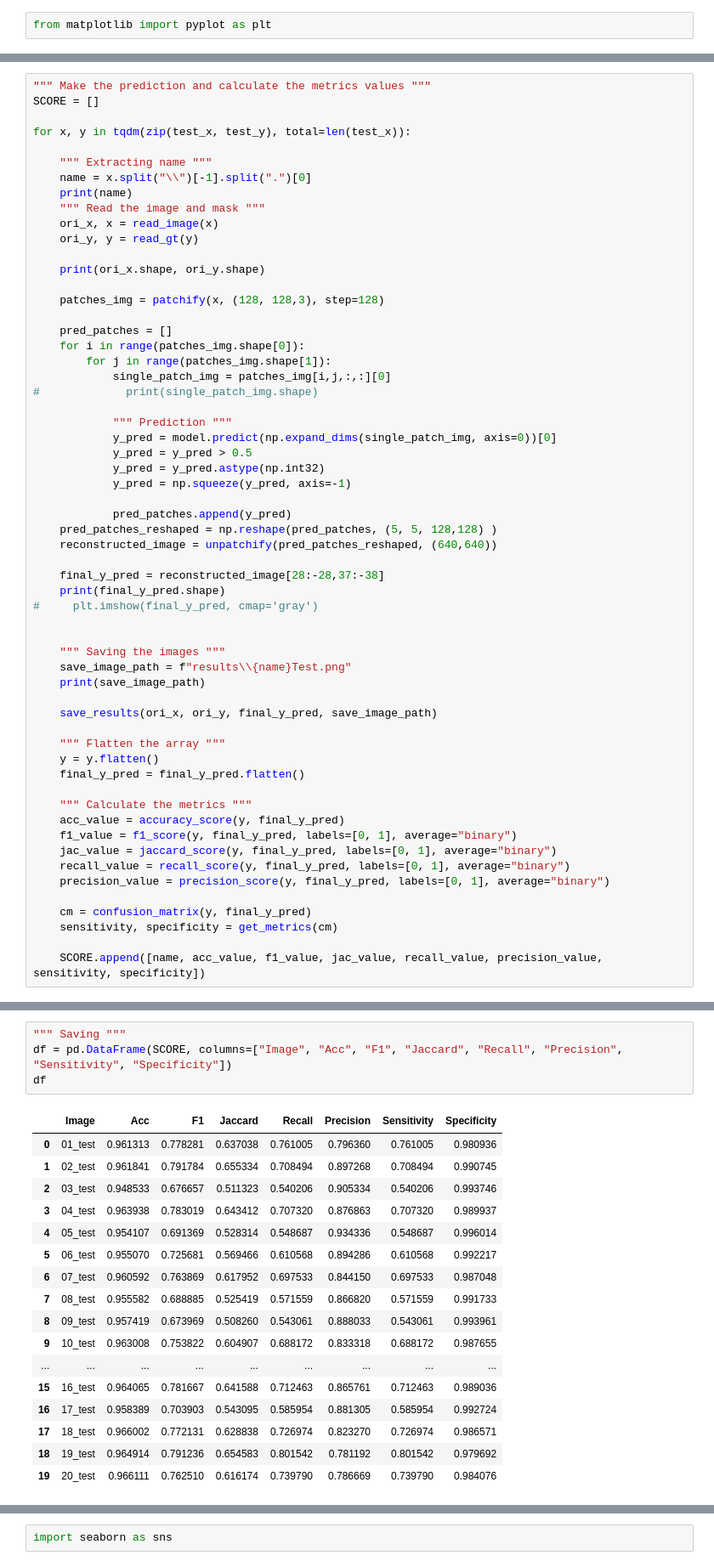
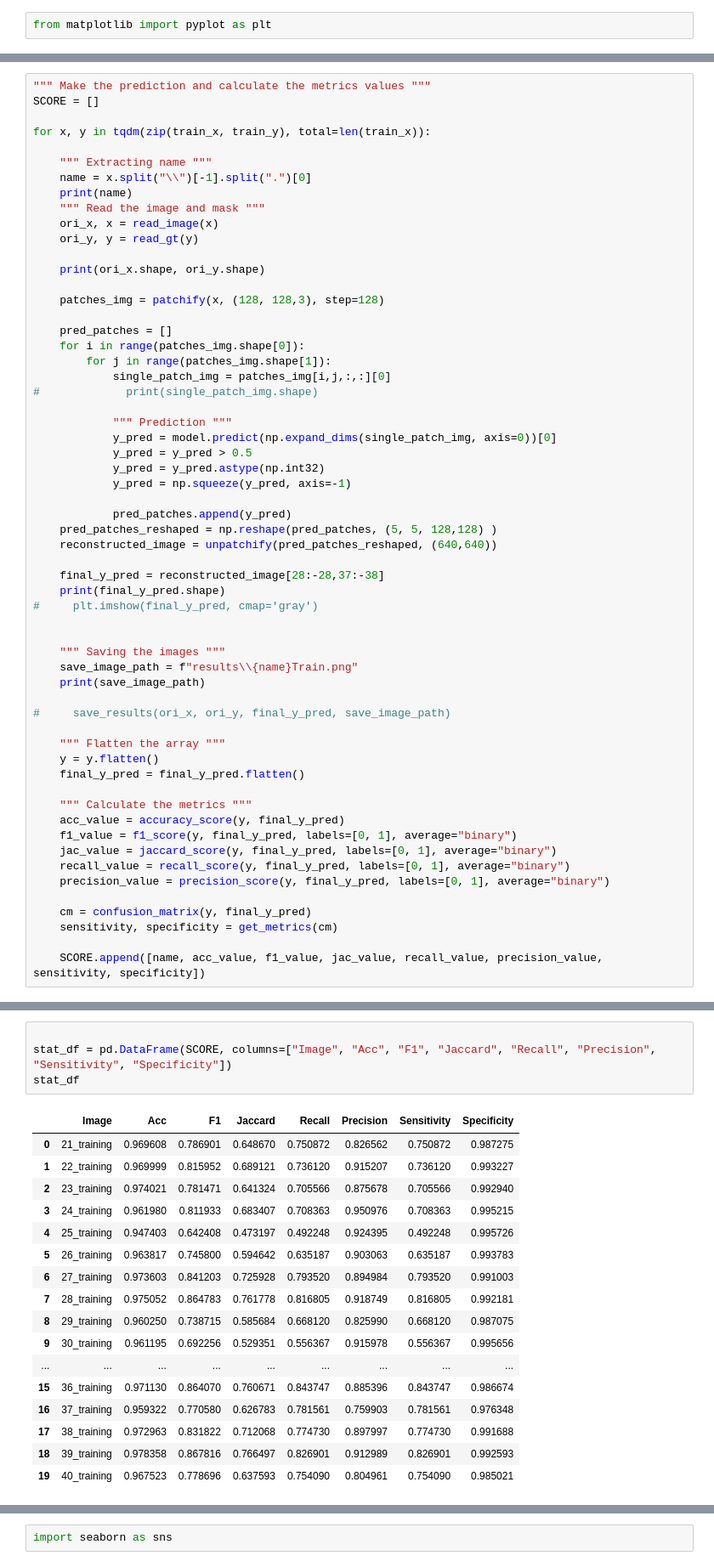
Before and after one commit to ShirsenduRyo/Digital-Retinal-Image-Vessel-Extraction, a Jupyter notebook: Evaluation.ipynb, the cells around one changed output, grey strips where cells are left out. Shown: that part at 85% size. Drawn from its saved outputs; the diff is of its cells as text.

```diff
--- a/Evaluation.ipynb
+++ b/Evaluation.ipynb
@@ -118,7 +120,7 @@ from matplotlib import pyplot as plt
 """ Make the prediction and calculate the metrics values """
 SCORE = []
 
-for x, y in tqdm(zip(test_x, test_y), total=len(test_x)):
+for x, y in tqdm(zip(train_x, train_y), total=len(train_x)):
 
     """ Extracting name """
     name = x.split("\\")[-1].split(".")[0]
@@ -153,10 +155,10 @@ for x, y in tqdm(zip(test_x, test_y), total=len(test_x)):
 
 
     """ Saving the images """
-    save_image_path = f"results\\{name}Test.png"
+    save_image_path = f"results\\{name}Train.png"
     print(save_image_path)
 
-    save_results(ori_x, ori_y, final_y_pred, save_image_path)
+#     save_results(ori_x, ori_y, final_y_pred, save_image_path)
 
     """ Flatten the array """
     y = y.flatten()
@@ -264,22 +248,22 @@ Specificity: 0.98853
 # %%
-""" Saving """
-df = pd.DataFrame(SCORE, columns=["Image", "Acc", "F1", "Jaccard", "Recall", "Precision", "Sensitivity", "Specificity"])
-df
+
+stat_df = pd.DataFrame(SCORE, columns=["Image", "Acc", "F1", "Jaccard", "Recall", "Precision", "Sensitivity", "Specificity"])
+stat_df
 # %% [output]
 |  | Image | Acc | F1 | Jaccard | Recall | Precision | Sensitivity | Specificity |
-| 0 | 01_test | 0.961313 | 0.778281 | 0.637038 | 0.761005 | 0.796360 | 0.761005 | 0.980936 |
-| 1 | 02_test | 0.961841 | 0.791784 | 0.655334 | 0.708494 | 0.897268 | 0.708494 | 0.990745 |
-| 2 | 03_test | 0.948533 | 0.676657 | 0.511323 | 0.540206 | 0.905334 | 0.540206 | 0.993746 |
-| 3 | 04_test | 0.963938 | 0.783019 | 0.643412 | 0.707320 | 0.876863 | 0.707320 | 0.989937 |
-| 4 | 05_test | 0.954107 | 0.691369 | 0.528314 | 0.548687 | 0.934336 | 0.548687 | 0.996014 |
-| 5 | 06_test | 0.955070 | 0.725681 | 0.569466 | 0.610568 | 0.894286 | 0.610568 | 0.992217 |
-| 6 | 07_test | 0.960592 | 0.763869 | 0.617952 | 0.697533 | 0.844150 | 0.697533 | 0.987048 |
-| 7 | 08_test | 0.955582 | 0.688885 | 0.525419 | 0.571559 | 0.866820 | 0.571559 | 0.991733 |
-| 8 | 09_test | 0.957419 | 0.673969 | 0.508260 | 0.543061 | 0.888033 | 0.543061 | 0.993961 |
-| 9 | 10_test | 0.963008 | 0.753822 | 0.604907 | 0.688172 | 0.833318 | 0.688172 | 0.987655 |
+| 0 | 21_training | 0.969608 | 0.786901 | 0.648670 | 0.750872 | 0.826562 | 0.750872 | 0.987275 |
+| 1 | 22_training | 0.969999 | 0.815952 | 0.689121 | 0.736120 | 0.915207 | 0.736120 | 0.993227 |
+| 2 | 23_training | 0.974021 | 0.781471 | 0.641324 | 0.705566 | 0.875678 | 0.705566 | 0.992940 |
+| 3 | 24_training | 0.961980 | 0.811933 | 0.683407 | 0.708363 | 0.950976 | 0.708363 | 0.995215 |
+| 4 | 25_training | 0.947403 | 0.642408 | 0.473197 | 0.492248 | 0.924395 | 0.492248 | 0.995726 |
+| 5 | 26_training | 0.963817 | 0.745800 | 0.594642 | 0.635187 | 0.903063 | 0.635187 | 0.993783 |
+| 6 | 27_training | 0.973603 | 0.841203 | 0.725928 | 0.793520 | 0.894984 | 0.793520 | 0.991003 |
+| 7 | 28_training | 0.975052 | 0.864783 | 0.761778 | 0.816805 | 0.918749 | 0.816805 | 0.992181 |
+| 8 | 29_training | 0.960250 | 0.738715 | 0.585684 | 0.668120 | 0.825990 | 0.668120 | 0.987075 |
+| 9 | 30_training | 0.961195 | 0.692256 | 0.529351 | 0.556367 | 0.915978 | 0.556367 | 0.995656 |
 | ... | ... | ... | ... | ... | ... | ... | ... | ... |
-| 15 | 16_test | 0.964065 | 0.781667 | 0.641588 | 0.712463 | 0.865761 | 0.712463 | 0.989036 |
-| 16 | 17_test | 0.958389 | 0.703903 | 0.543095 | 0.585954 | 0.881305 | 0.585954 | 0.992724 |
-| 17 | 18_test | 0.966002 | 0.772131 | 0.628838 | 0.726974 | 0.823270 | 0.726974 | 0.986571 |
-| 18 | 19_test | 0.964914 | 0.791236 | 0.654583 | 0.801542 | 0.781192 | 0.801542 | 0.979692 |
-| 19 | 20_test | 0.966111 | 0.762510 | 0.616174 | 0.739790 | 0.786669 | 0.739790 | 0.984076 |
+| 15 | 36_training | 0.971130 | 0.864070 | 0.760671 | 0.843747 | 0.885396 | 0.843747 | 0.986674 |
+| 16 | 37_training | 0.959322 | 0.770580 | 0.626783 | 0.781561 | 0.759903 | 0.781561 | 0.976348 |
+| 17 | 38_training | 0.972963 | 0.831822 | 0.712068 | 0.774730 | 0.897997 | 0.774730 | 0.991688 |
+| 18 | 39_training | 0.978358 | 0.867816 | 0.766497 | 0.826901 | 0.912989 | 0.826901 | 0.992593 |
+| 19 | 40_training | 0.967523 | 0.778696 | 0.637593 | 0.754090 | 0.804961 | 0.754090 | 0.985021 |
```
Also changed, not shown: parts of 19 cells of this notebook, 4 other files.
